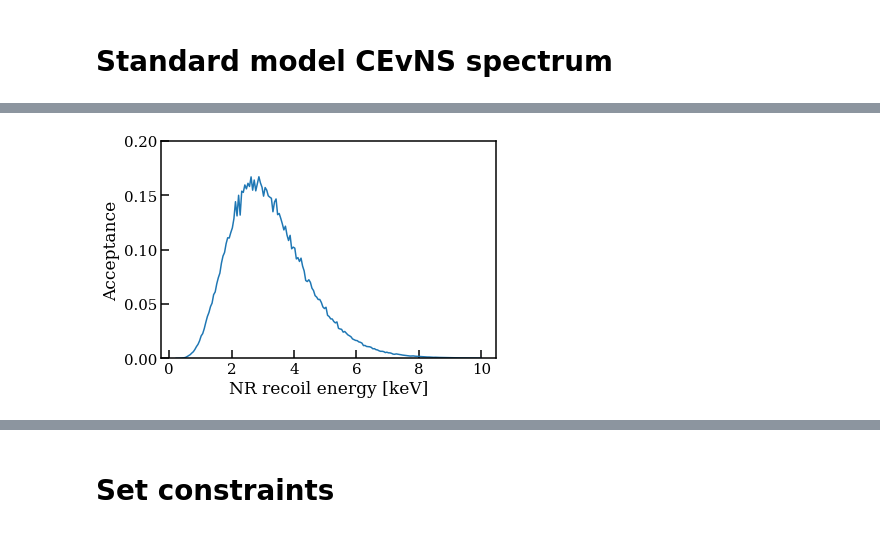
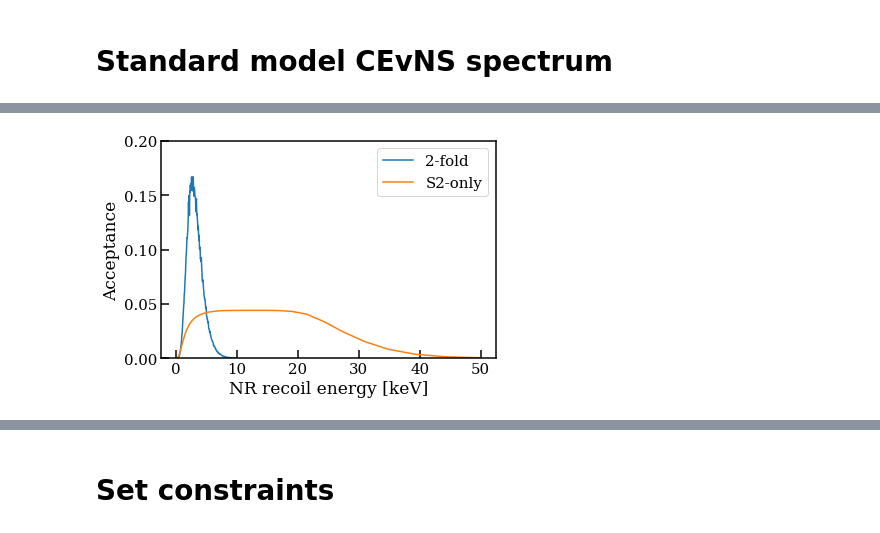
Before and after one commit to XENON1T/Gravitational-Waves, a Jupyter notebook: CEvNS+Neutrino+limit.ipynb, the cells around one changed output, grey strips where cells are left out. Saved outputs shown, nothing was run; the diff lists cells and outputs as text; code cells hidden in the pictures.

```diff
--- a/CEvNS+Neutrino+limit.ipynb
+++ b/CEvNS+Neutrino+limit.ipynb
@@ -238,17 +269,21 @@ NaturalXe = [TARGET(ATOM_TABLE["Xe124"], pure = False),
+# %%
+acc_data = pd.read_csv('s2only_efficiency.csv')
+accept = acc_data['Efficiency']*0.7 #because 30% of data is used for training
+energy_S2only = acc_data['Energy'] * keV
+accept_S2only = interp1d(energy_S2only, accept, bounds_error=False, fill_value=0, kind='linear')
 # %%
-from scipy.interpolate import interp1d
-
 acc_data = pd.read_csv('NR_acceptance_NSI_UL_200811.csv').drop(columns='Unnamed: 0')
-
 accept = acc_data['acceptance']
-energy = acc_data['energy'] * keV
-accept = interp1d(energy, accept, bounds_error=False, fill_value=0, kind='linear')
+energy_2fold = acc_data['energy'] * keV
+accept_2fold = interp1d(energy_2fold, accept, bounds_error=False, fill_value=0, kind='linear')
 # %%
-plt.plot(energy / keV, accept(energy))
+plt.plot(energy_2fold / keV, accept_2fold(energy_2fold), label="2-fold")
+plt.plot(energy_S2only / keV, accept_S2only(energy_S2only), label="S2-only")
 #plt.xlim(0, 10)
 plt.ylim(0, 0.2)
 plt.xlabel('NR recoil energy [keV]')
 plt.ylabel('Acceptance')
+plt.legend()
 plt.show()
 # %% [output]
-[figure, old version]
+[figure, new version]
```
Also changed, not shown: parts of 63 cells of this notebook.
